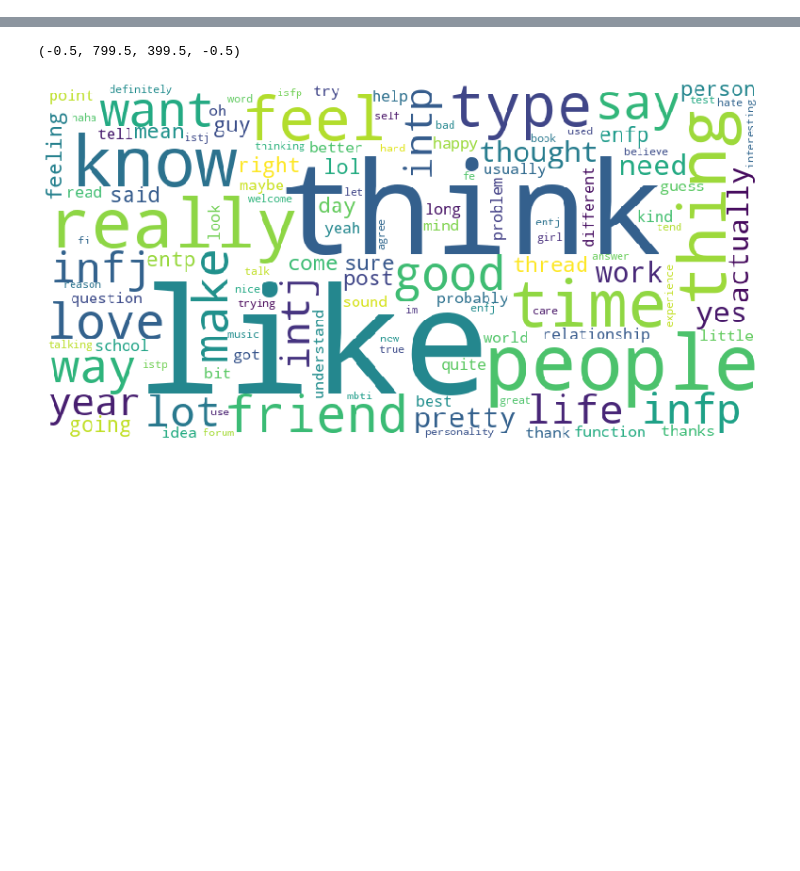
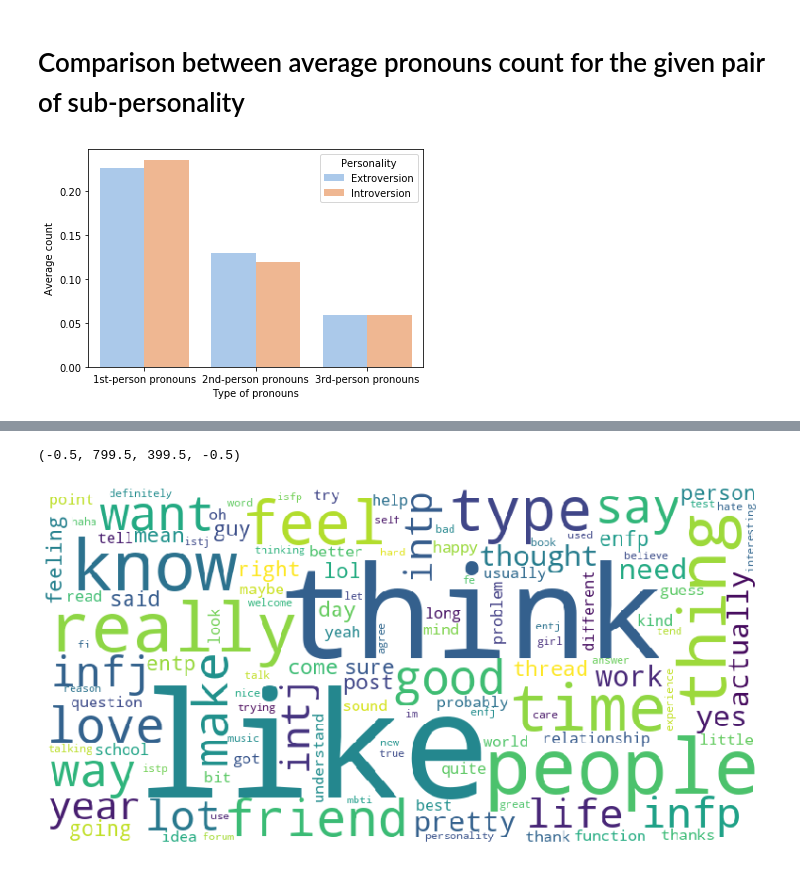
Before and after one commit to admunk/ece143project, a Jupyter notebook: main.ipynb, the cells around one changed output, grey strips where cells are left out. Cells and saved outputs as stored; diff of their text form; code cells hidden in the pictures; blank space fills up the shorter version.

```diff
--- a/main.ipynb
+++ b/main.ipynb
@@ -21,0 +87,24 @@ data = pd.read_csv("../../mbti_1.csv")
+# %%
+def subtype_plot(df,vs_func):
+    pron_type = ['1st_pron','2nd_pron','3rd_pron']
+    pron_name = ['1st-person pronouns', '2nd-person pronouns', '3rd-person pronouns']
+    frames = []
+    for i, pron in enumerate(pron_type):
+        df_sub=df.groupby(df['type'].apply(vs_func))[pron+'_count'].sum()\
+        /df.groupby(df['type'].apply(vs_func))['org_comment_count'].sum()
+
+        df_sub = pd.DataFrame({'Personality': df_sub.index, 'Type of pronouns':pron_name[i],'Average count':df_sub.values})
+        frames.append(df_sub)
+    result = pd.concat(frames)
+    sns.barplot(x='Type of pronouns', y='Average count', hue='Personality', data=result,palette = 'pastel')
+# %% [markdown]
+# Comparison between average pronouns count for the given pair of sub-personality
+# %%
+E_vs_I = lambda x: 'Extroversion' if x[0] == 'E' else 'Introversion'
+N_vs_S = lambda x: 'Intuition' if x[1] =='N' else 'Sensing'
+T_vs_F = lambda x: 'Thinking' if x[2] == 'T' else 'Feeling'
+J_vs_P = lambda x: 'Judging' if x[3] == 'J' else 'Perceving'
+# %%
+subtype_plot(df,E_vs_I)
+# %% [output]
+[figure, added]
```
Also changed, not shown: parts of 40 cells of this notebook.
